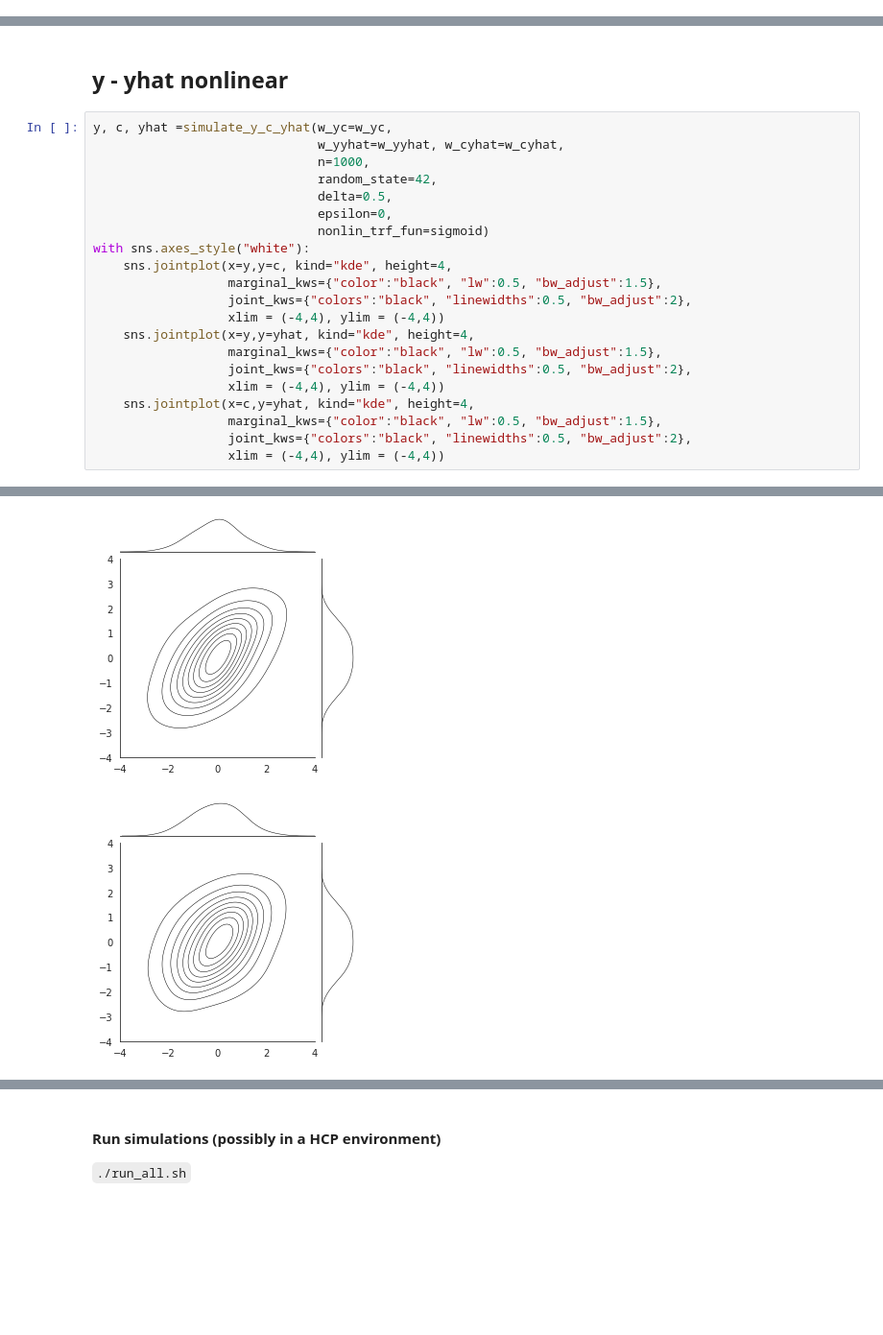
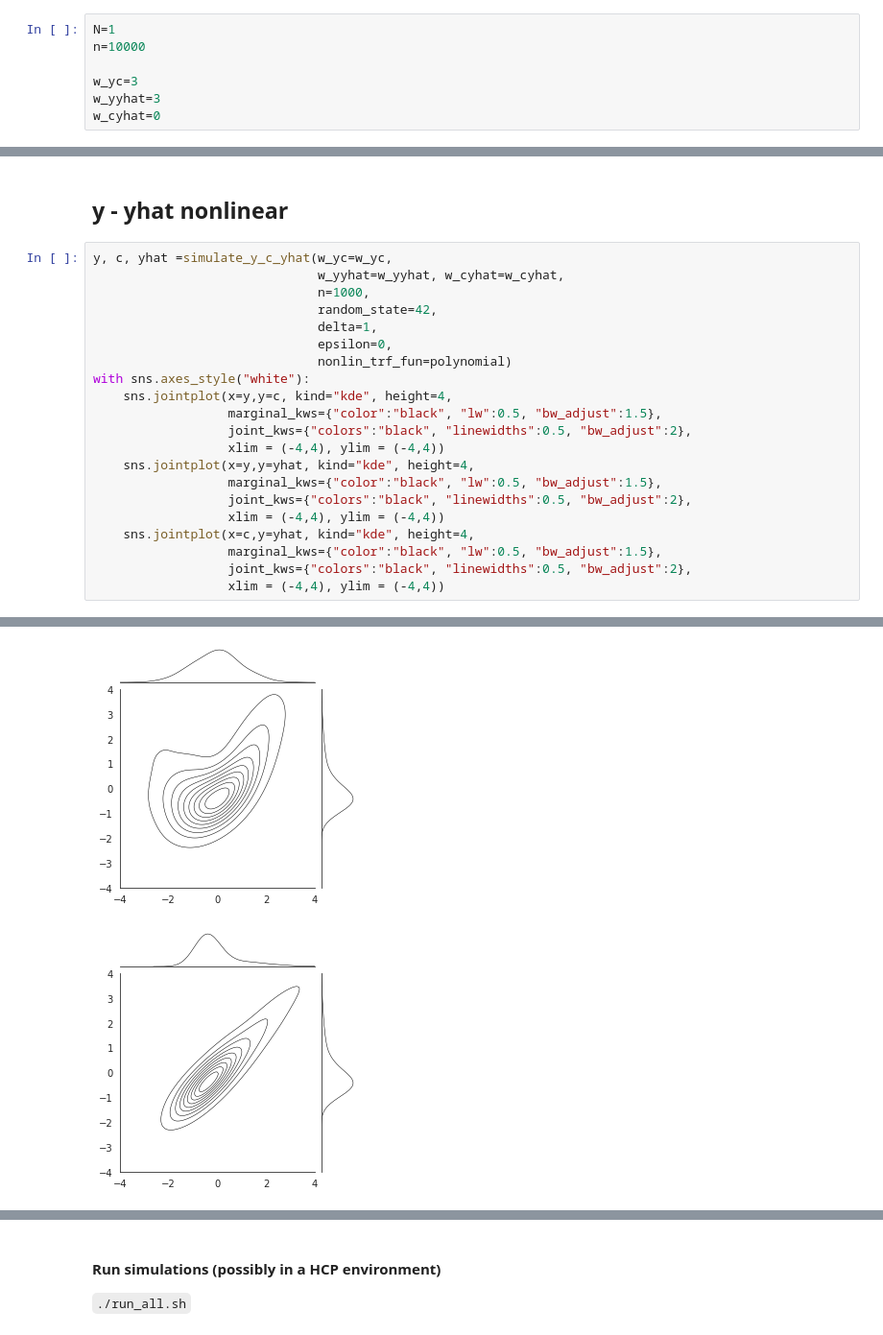
Before and after one commit to pni-lab/mlconfound-manuscript, a Jupyter notebook: simulated/plot_simulations.ipynb, the cells around one changed output, grey strips where cells are left out. Shown at 96% size. Drawn from its saved outputs; the diff is of its cells as text; blank space fills up the shorter version.

```diff
--- a/simulated/plot_simulations.ipynb
+++ b/simulated/plot_simulations.ipynb
@@ -14,3 +11,10 @@ w_cyhat=0
+# %%
+N=1
+n=10000
+
+w_yc=3
+w_yyhat=3
+w_cyhat=0
 # %% [markdown]
 ## 1. all normal and linear
 # %%
@@ -69,9 +80,9 @@ y, c, yhat =simulate_y_c_yhat(w_yc=w_yc,
                               w_yyhat=w_yyhat, w_cyhat=w_cyhat,
                               n=1000,
                               random_state=42,
-                              delta=0.5,
+                              delta=1,
                               epsilon=0,
-                              nonlin_trf_fun=sigmoid)
+                              nonlin_trf_fun=polynomial)
 with sns.axes_style("white"):
     sns.jointplot(x=y,y=c, kind="kde", height=4,
                   marginal_kws={"color":"black", "lw":0.5, "bw_adjust":1.5},
@@ -90,2 +101,2 @@ with sns.axes_style("white"):
-[figure, old version]
+[figure, new version]
-[figure, old version]
+[figure, new version]
```
Also changed, not shown: parts of 11 cells of this notebook, 3 other files.
